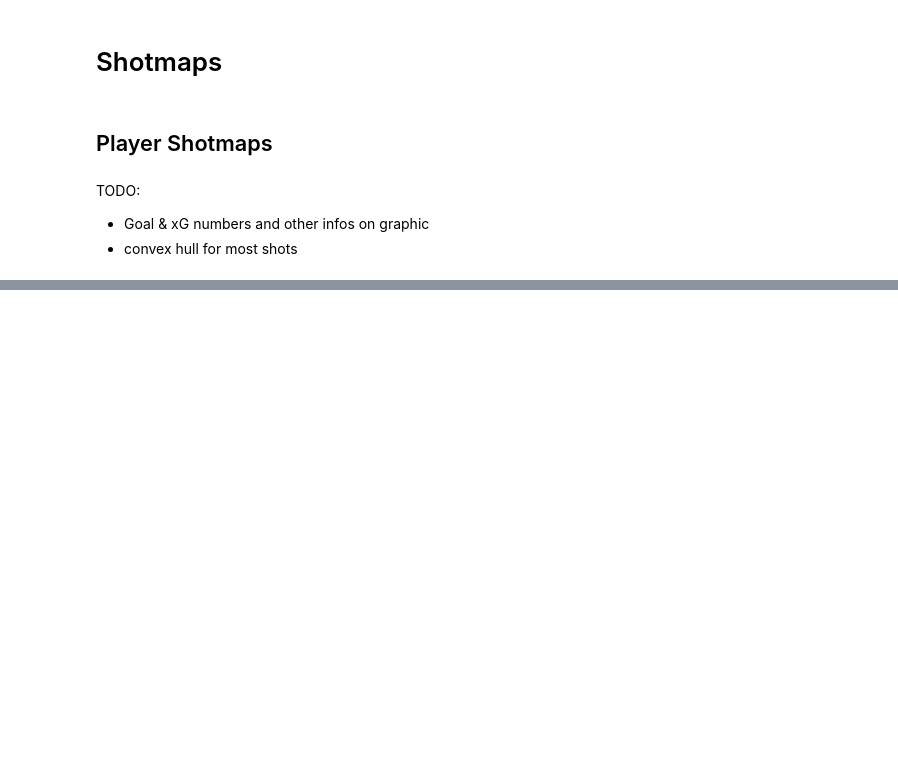
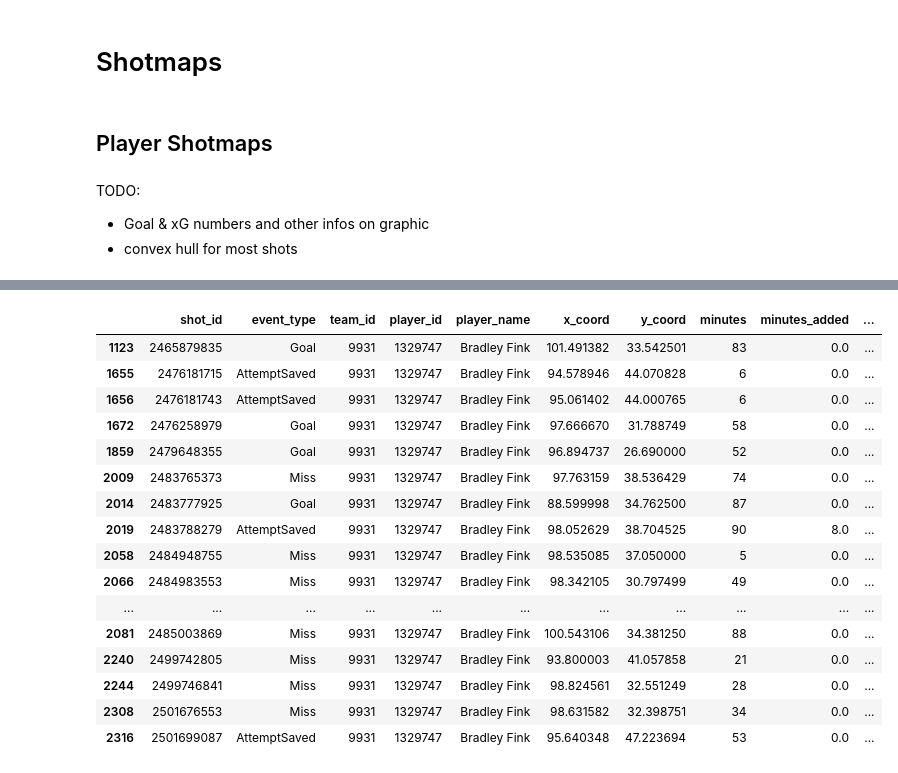
Before and after one commit to TK5-Tim/ds-projects, a Jupyter notebook: rsl/rsl_22_23_half_season_review.ipynb, the cells around one changed output, grey strips where cells are left out. Drawn from its saved outputs; the diff is of its cells as text; code cells hidden in the pictures; blank space fills up the shorter version.

```diff
--- a/rsl/rsl_22_23_half_season_review.ipynb
+++ b/rsl/rsl_22_23_half_season_review.ipynb
@@ -334,0 +333,20 @@ fig.savefig('figs/{}_shotmap.jpg'.format(player).lower().replace(' ','_'),bbox_i
+# %%
+df_shots_open_play[df_shots_open_play['player_name']==player]
+# %% [output]
+|  | shot_id | event_type | team_id | player_id | player_name | x_coord | y_coord | minutes | minutes_added | ... |
+| 1123 | 2465879835 | Goal | 9931 | 1329747 | Bradley Fink | 101.491382 | 33.542501 | 83 | 0.0 | ... |
+| 1655 | 2476181715 | AttemptSaved | 9931 | 1329747 | Bradley Fink | 94.578946 | 44.070828 | 6 | 0.0 | ... |
+| 1656 | 2476181743 | AttemptSaved | 9931 | 1329747 | Bradley Fink | 95.061402 | 44.000765 | 6 | 0.0 | ... |
+| 1672 | 2476258979 | Goal | 9931 | 1329747 | Bradley Fink | 97.666670 | 31.788749 | 58 | 0.0 | ... |
+| 1859 | 2479648355 | Goal | 9931 | 1329747 | Bradley Fink | 96.894737 | 26.690000 | 52 | 0.0 | ... |
+| 2009 | 2483765373 | Miss | 9931 | 1329747 | Bradley Fink | 97.763159 | 38.536429 | 74 | 0.0 | ... |
+| 2014 | 2483777925 | Goal | 9931 | 1329747 | Bradley Fink | 88.599998 | 34.762500 | 87 | 0.0 | ... |
+| 2019 | 2483788279 | AttemptSaved | 9931 | 1329747 | Bradley Fink | 98.052629 | 38.704525 | 90 | 8.0 | ... |
+| 2058 | 2484948755 | Miss | 9931 | 1329747 | Bradley Fink | 98.535085 | 37.050000 | 5 | 0.0 | ... |
+| 2066 | 2484983553 | Miss | 9931 | 1329747 | Bradley Fink | 98.342105 | 30.797499 | 49 | 0.0 | ... |
+| ... | ... | ... | ... | ... | ... | ... | ... | ... | ... | ... |
+| 2081 | 2485003869 | Miss | 9931 | 1329747 | Bradley Fink | 100.543106 | 34.381250 | 88 | 0.0 | ... |
+| 2240 | 2499742805 | Miss | 9931 | 1329747 | Bradley Fink | 93.800003 | 41.057858 | 21 | 0.0 | ... |
+| 2244 | 2499746841 | Miss | 9931 | 1329747 | Bradley Fink | 98.824561 | 32.551249 | 28 | 0.0 | ... |
+| 2308 | 2501676553 | Miss | 9931 | 1329747 | Bradley Fink | 98.631582 | 32.398751 | 34 | 0.0 | ... |
+| 2316 | 2501699087 | AttemptSaved | 9931 | 1329747 | Bradley Fink | 95.640348 | 47.223694 | 53 | 0.0 | ... |
```
Also changed, not shown: parts of 4 cells of this notebook, 2 other files.
